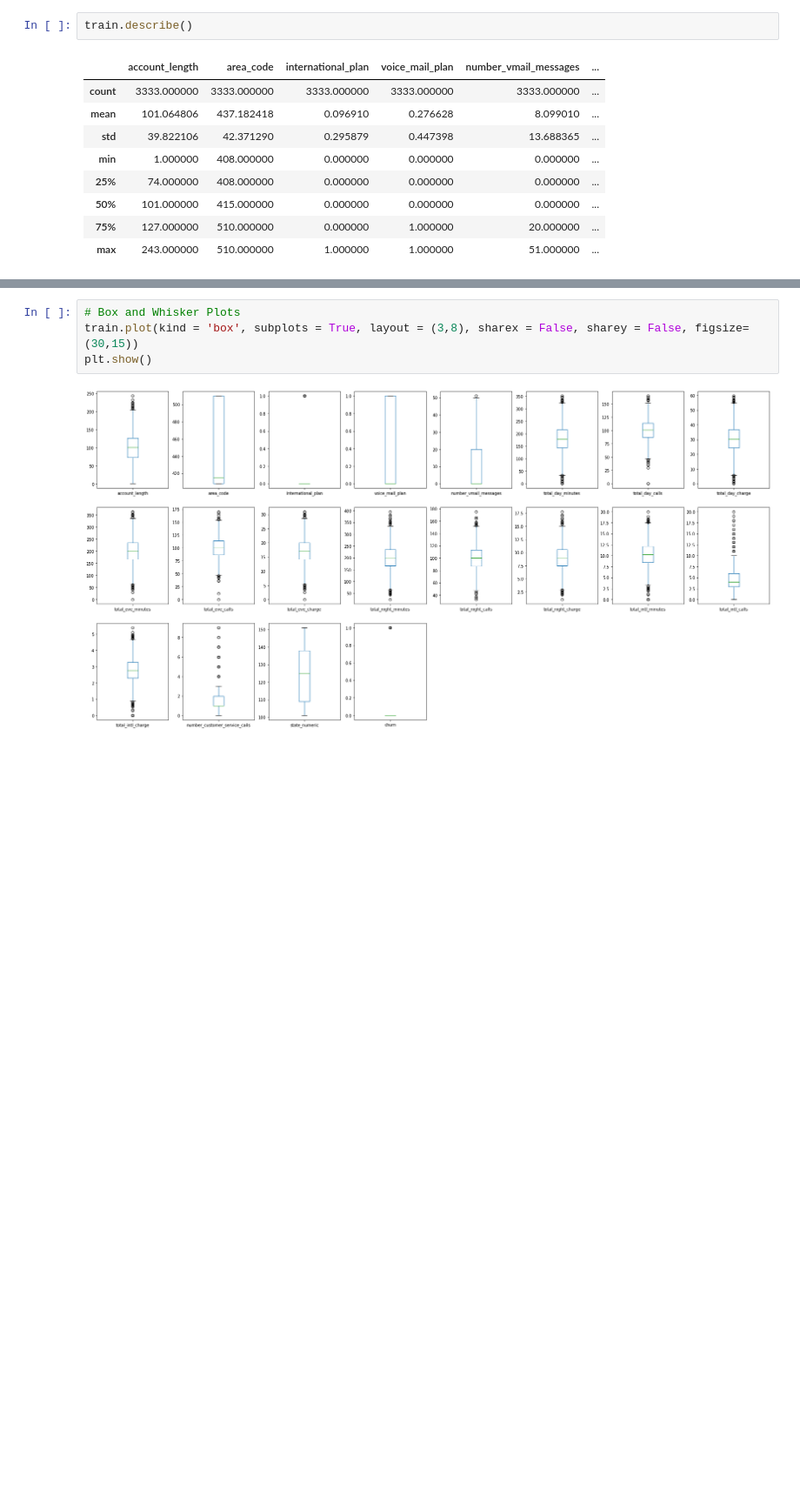
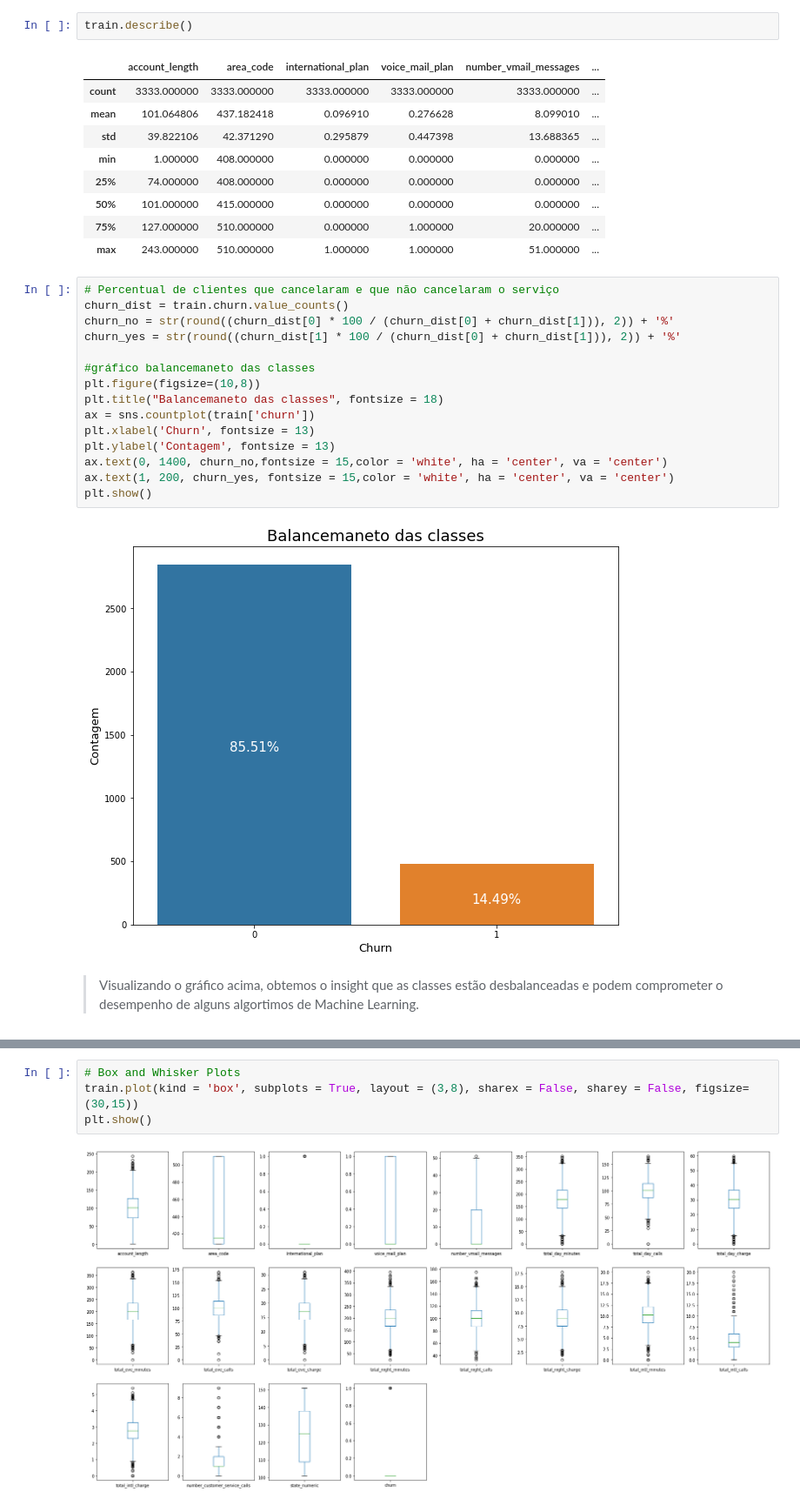
Before and after one commit to ccduarte/classification_churn, a Jupyter notebook: notebook/Classification_Churn.ipynb, the cells around one changed output, grey strips where cells are left out. Shown at 87% size. Drawn from its saved outputs; the diff is of its cells as text; blank space fills up the shorter version.

```diff
--- a/notebook/Classification_Churn.ipynb
+++ b/notebook/Classification_Churn.ipynb
@@ -174,6 +247,25 @@ train.describe()
 | 50% | 101.000000 | 415.000000 | 0.000000 | 0.000000 | 0.000000 | ... |
 | 75% | 127.000000 | 510.000000 | 0.000000 | 1.000000 | 20.000000 | ... |
 | max | 243.000000 | 510.000000 | 1.000000 | 1.000000 | 51.000000 | ... |
+# %%
+# Percentual de clientes que cancelaram e que não cancelaram o serviço
+churn_dist = train.churn.value_counts()
+churn_no = str(round((churn_dist[0] * 100 / (churn_dist[0] + churn_dist[1])), 2)) + '%'
+churn_yes = str(round((churn_dist[1] * 100 / (churn_dist[0] + churn_dist[1])), 2)) + '%'
+
+#gráfico balancemaneto das classes
+plt.figure(figsize=(10,8))
+plt.title("Balancemaneto das classes", fontsize = 18)
+ax = sns.countplot(train['churn'])
+plt.xlabel('Churn', fontsize = 13)
+plt.ylabel('Contagem', fontsize = 13)
+ax.text(0, 1400, churn_no,fontsize = 15,color = 'white', ha = 'center', va = 'center')
+ax.text(1, 200, churn_yes, fontsize = 15,color = 'white', ha = 'center', va = 'center')
+plt.show()
+# %% [output]
+[figure, added]
+# %% [markdown]
+> Visualizando o gráfico acima, obtemos o insight que as classes estão desbalanceadas e podem comprometer o desempenho de alguns algortimos de Machine Learning.
 # %%
 # Checagem da distribuição de cada variável
 train.hist(figsize=(20,14))
```
Also changed, not shown: parts of 46 cells of this notebook.
